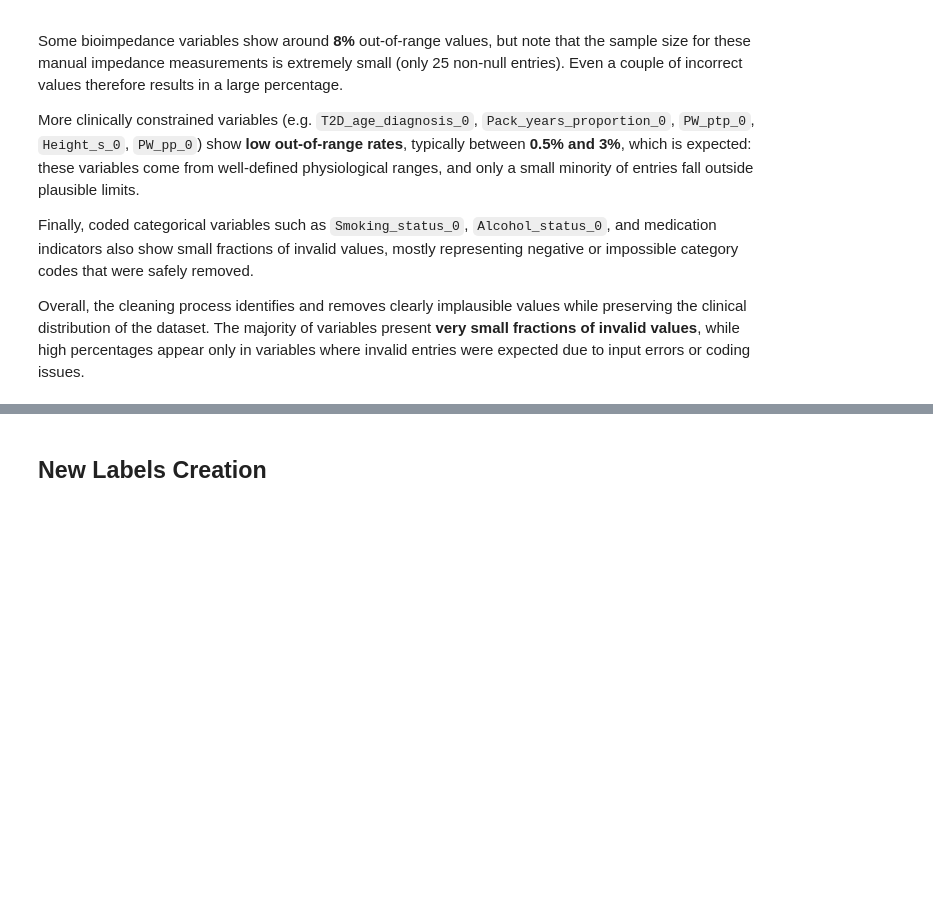
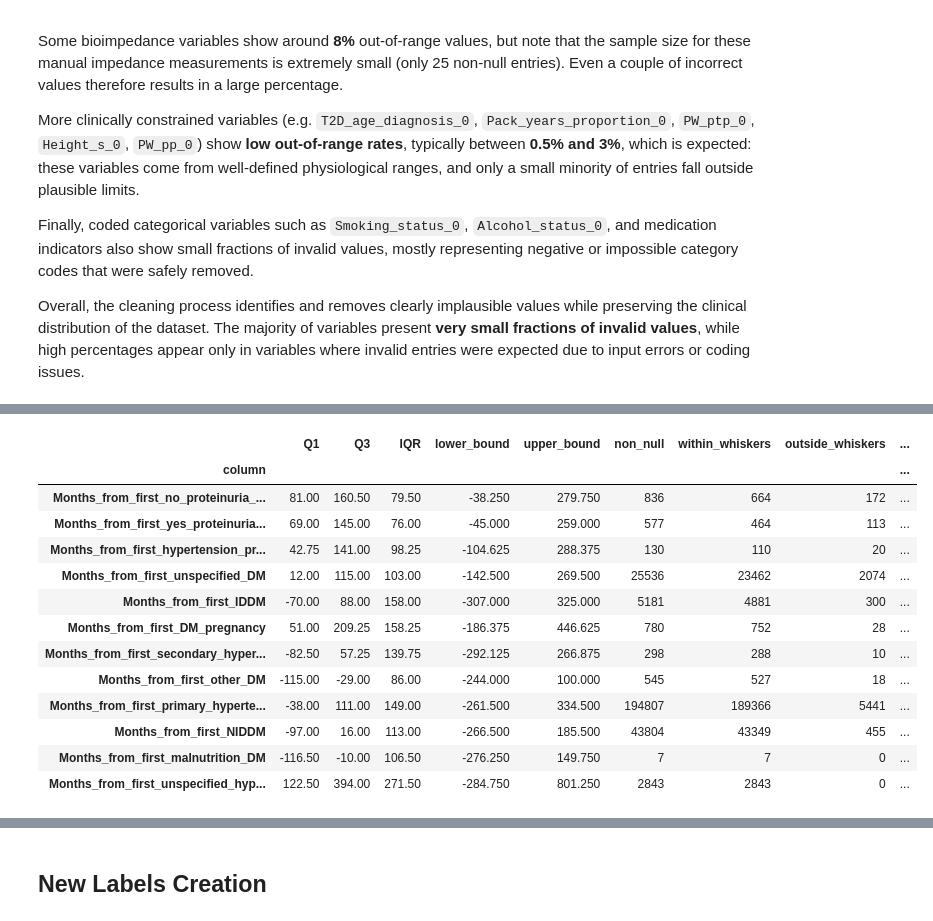
Before and after one commit to Angelido/clinical-data-encoding_vae, a Jupyter notebook: src/UKDataPreparation/cleaningData.ipynb, the cells around one changed output, grey strips where cells are left out. Drawn from its saved outputs; the diff is of its cells as text; code cells hidden in the pictures; blank space fills up the shorter version.

```diff
--- a/src/UKDataPreparation/cleaningData.ipynb
+++ b/src/UKDataPreparation/cleaningData.ipynb
@@ -1517,0 +1310,17 @@ Name: count, dtype: int64
+# %%
+display(months_stats.sort_values("pct_outside_non_null", ascending=False))
+# %% [output]
+|  | Q1 | Q3 | IQR | lower_bound | upper_bound | non_null | within_whiskers | outside_whiskers | ... |
+| column |  |  |  |  |  |  |  |  | ... |
+| Months_from_first_no_proteinuria_... | 81.00 | 160.50 | 79.50 | -38.250 | 279.750 | 836 | 664 | 172 | ... |
+| Months_from_first_yes_proteinuria... | 69.00 | 145.00 | 76.00 | -45.000 | 259.000 | 577 | 464 | 113 | ... |
+| Months_from_first_hypertension_pr... | 42.75 | 141.00 | 98.25 | -104.625 | 288.375 | 130 | 110 | 20 | ... |
+| Months_from_first_unspecified_DM | 12.00 | 115.00 | 103.00 | -142.500 | 269.500 | 25536 | 23462 | 2074 | ... |
+| Months_from_first_IDDM | -70.00 | 88.00 | 158.00 | -307.000 | 325.000 | 5181 | 4881 | 300 | ... |
+| Months_from_first_DM_pregnancy | 51.00 | 209.25 | 158.25 | -186.375 | 446.625 | 780 | 752 | 28 | ... |
+| Months_from_first_secondary_hyper... | -82.50 | 57.25 | 139.75 | -292.125 | 266.875 | 298 | 288 | 10 | ... |
+| Months_from_first_other_DM | -115.00 | -29.00 | 86.00 | -244.000 | 100.000 | 545 | 527 | 18 | ... |
+| Months_from_first_primary_hyperte... | -38.00 | 111.00 | 149.00 | -261.500 | 334.500 | 194807 | 189366 | 5441 | ... |
+| Months_from_first_NIDDM | -97.00 | 16.00 | 113.00 | -266.500 | 185.500 | 43804 | 43349 | 455 | ... |
+| Months_from_first_malnutrition_DM | -116.50 | -10.00 | 106.50 | -276.250 | 149.750 | 7 | 7 | 0 | ... |
+| Months_from_first_unspecified_hyp... | 122.50 | 394.00 | 271.50 | -284.750 | 801.250 | 2843 | 2843 | 0 | ... |
```
Also changed, not shown: parts of 20 cells of this notebook.
